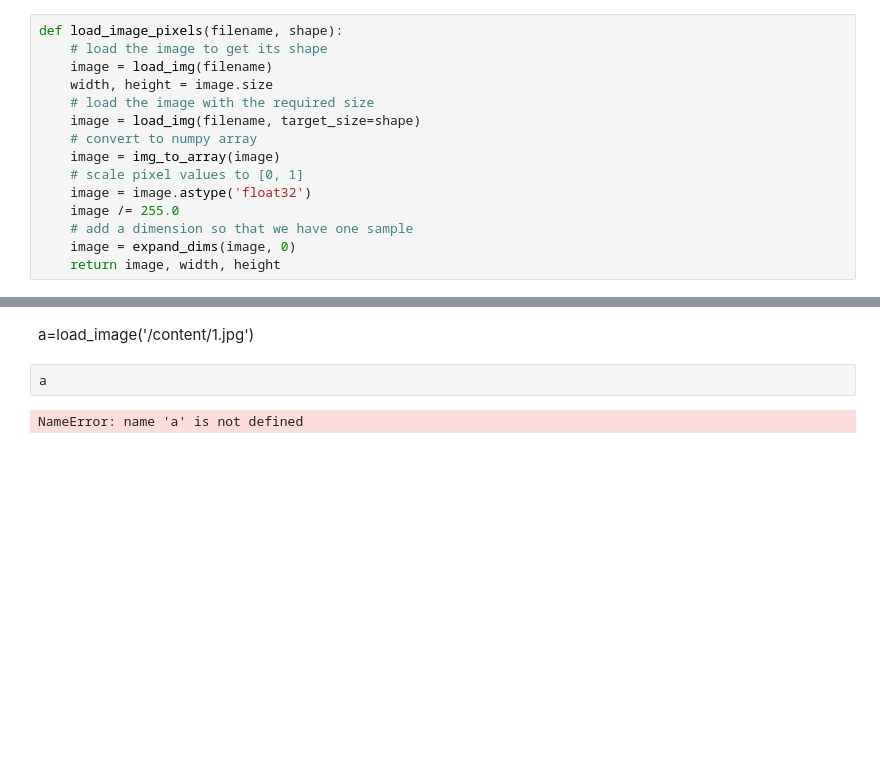
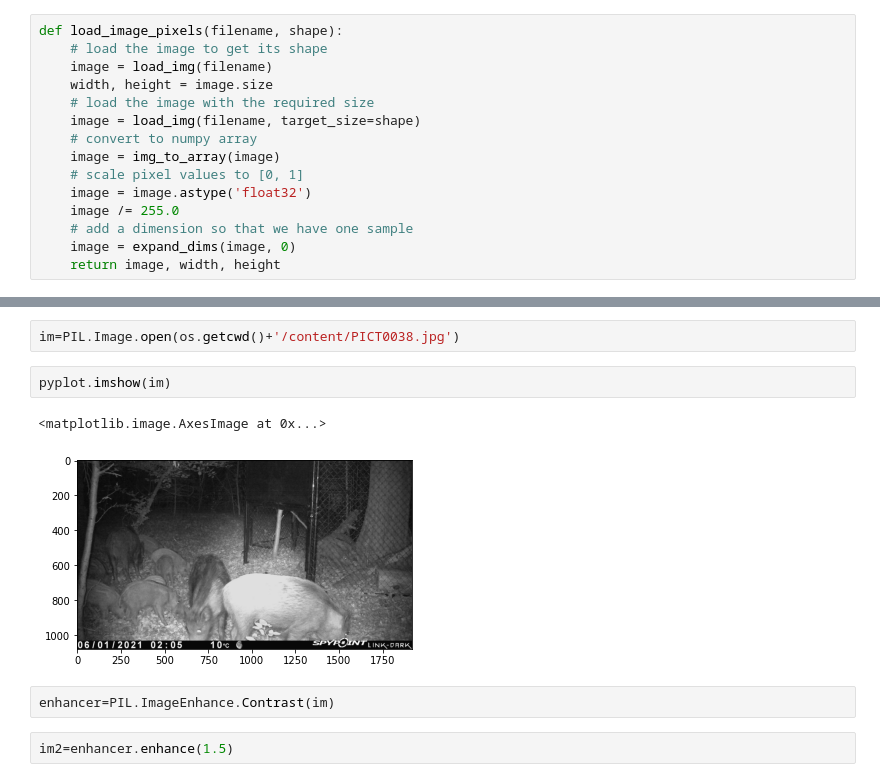
Before and after one commit to ManuelWalker/yolov3, a Jupyter notebook: notebook.ipynb, the cells around one changed output, grey strips where cells are left out. Cells and saved outputs as stored; diff of their text form; blank space fills up the shorter version.

```diff
--- a/notebook.ipynb
+++ b/notebook.ipynb
@@ -498,6 +508,11 @@ bear 99.61559176445007
-# %% [markdown]
-a=load_image('/content/1.jpg')
-# %%
-a
-# %% [output]
-NameError: name 'a' is not defined
+# %%
+im=PIL.Image.open(os.getcwd()+'/content/PICT0038.jpg')
+# %%
+pyplot.imshow(im)
+# %% [output]
+<matplotlib.image.AxesImage at 0x...>
+[figure, added]
+# %%
+enhancer=PIL.ImageEnhance.Contrast(im)
+# %%
+im2=enhancer.enhance(1.5)
```
Also changed, not shown: parts of 7 cells of this notebook.
